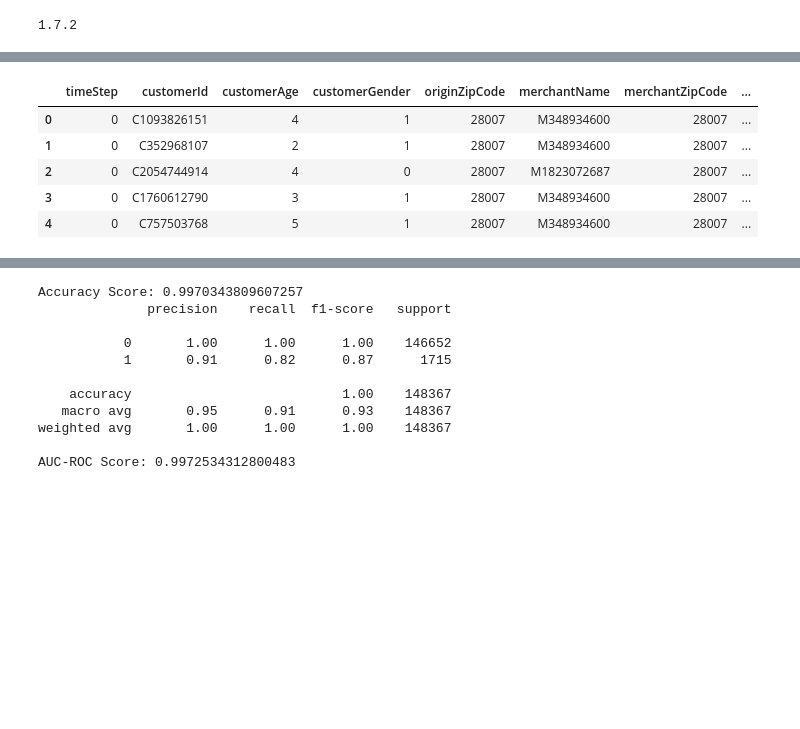
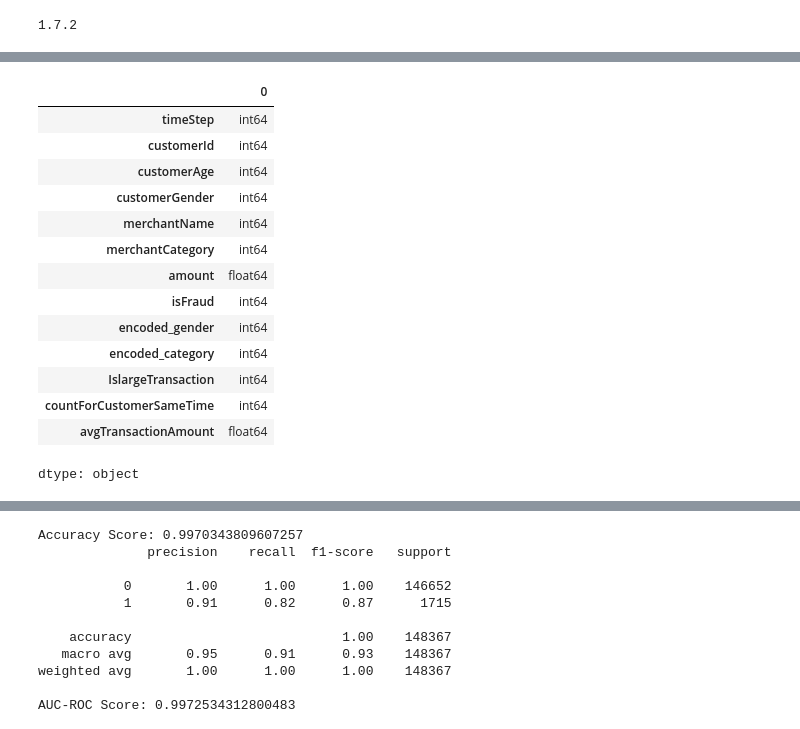
Before and after one commit to 21062872/fraud-detection-rag, a Jupyter notebook: code_files/main.ipynb, the cells around one changed output, grey strips where cells are left out. Drawn from its saved outputs; the diff is of its cells as text; code cells hidden in the pictures; blank space fills up the shorter version.

```diff
--- a/code_files/main.ipynb
+++ b/code_files/main.ipynb
@@ -1009,0 +1064,7 @@ Tree visualized and saved as 'random_forest_tree.png'.
+# %%
+# Specify categorical columns and target column
+categorical_columns = ['customerGender', 'merchantCategory']
+target_column = 'isFraud'
+
+# Call the function to train and evaluate the neural network
+train_and_evaluate_nn_basic(df_processed, categorical_columns, target_column, test_size=0.25, random_state=42)
@@ -1023,7 +1105,7 @@ def create_nn_model(input_dim):
     Creates a neural network model with dropout layers.
 
     Parameters:
-    input_dim (int): Number of features in the input data.
+    input_dim
 
     Returns:
     model (Sequential): Compiled neural network model.
@@ -1043,13 +1125,6 @@ def create_nn_model(input_dim):
 def train_and_evaluate_nn(df, categorical_columns, target_column='isFraud', test_size=0.25, random_state=42):
     """
     Trains a neural network on the data and evaluates its performance.
-
-    Parameters:
-    df (pd.DataFrame): DataFrame containing the dataset.
-    categorical_columns (list): List of column names with categorical data.
-    target_column (str): Name of the target column.
-    test_size (float): Fraction of the dataset to be used for testing.
-    random_state (int): Seed for reproducibility.
 
     Returns:
     None
@@ -1199,5 +1224,9 @@ def train_and_evaluate_nn(df, categorical_columns, target_column='isFraud', test
 # %%
+# Specify categorical columns and target column
+categorical_columns = ['customerGender', 'merchantCategory']
+target_column = 'isFraud'
+
 # Call the function to train and evaluate the neural network
-train_and_evaluate_nn(df_processed, categorical_columns)
+train_and_evaluate_nn(df_processed_os, categorical_columns, target_column, test_size=0.25, random_state=42)
 # %% [output]
 Epoch 1/10
@@ -1488,9 +1437,18 @@ Confusion Matrix:
 # %%
-df_processed.head()
+df_processed.dtypes
 # %% [output]
-|  | timeStep | customerId | customerAge | customerGender | originZipCode | merchantName | merchantZipCode | ... |
-| 0 | 0 | C1093826151 | 4 | 1 | 28007 | M348934600 | 28007 | ... |
-| 1 | 0 | C352968107 | 2 | 1 | 28007 | M348934600 | 28007 | ... |
-| 2 | 0 | C2054744914 | 4 | 0 | 28007 | M1823072687 | 28007 | ... |
-| 3 | 0 | C1760612790 | 3 | 1 | 28007 | M348934600 | 28007 | ... |
-| 4 | 0 | C757503768 | 5 | 1 | 28007 | M348934600 | 28007 | ... |
+|  | 0 |
+| timeStep | int64 |
+| customerId | int64 |
+| customerAge | int64 |
+| customerGender | int64 |
+| merchantName | int64 |
+| merchantCategory | int64 |
+| amount | float64 |
+| isFraud | int64 |
+| encoded_gender | int64 |
+| encoded_category | int64 |
+| IslargeTransaction | int64 |
+| countForCustomerSameTime | int64 |
+| avgTransactionAmount | float64 |
+dtype: object
```
Also changed, not shown: parts of 27 cells of this notebook.
